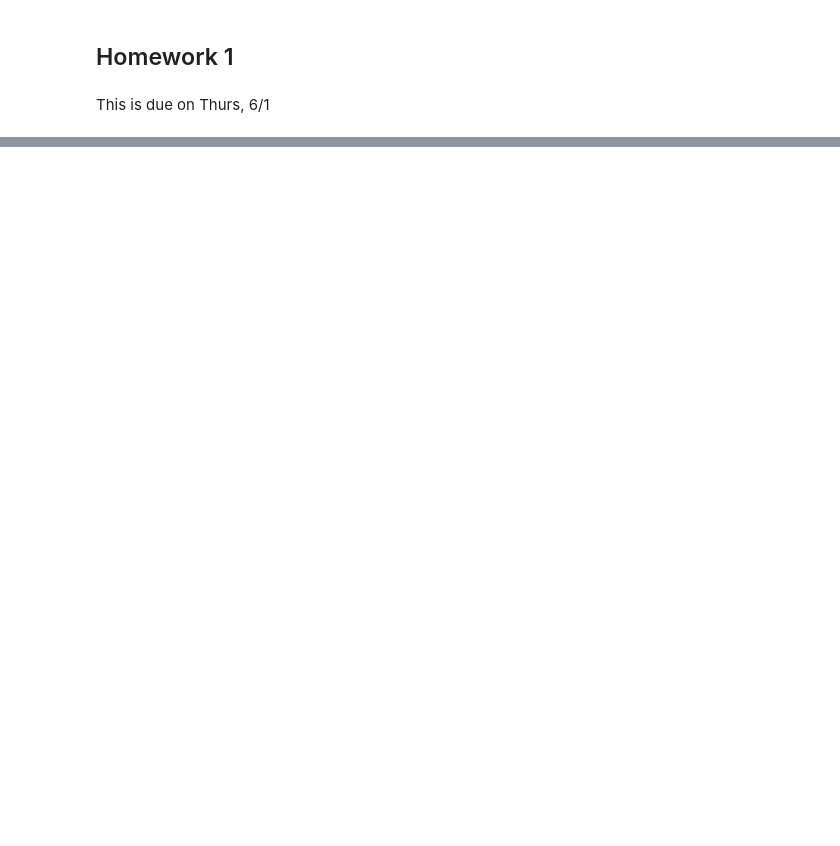
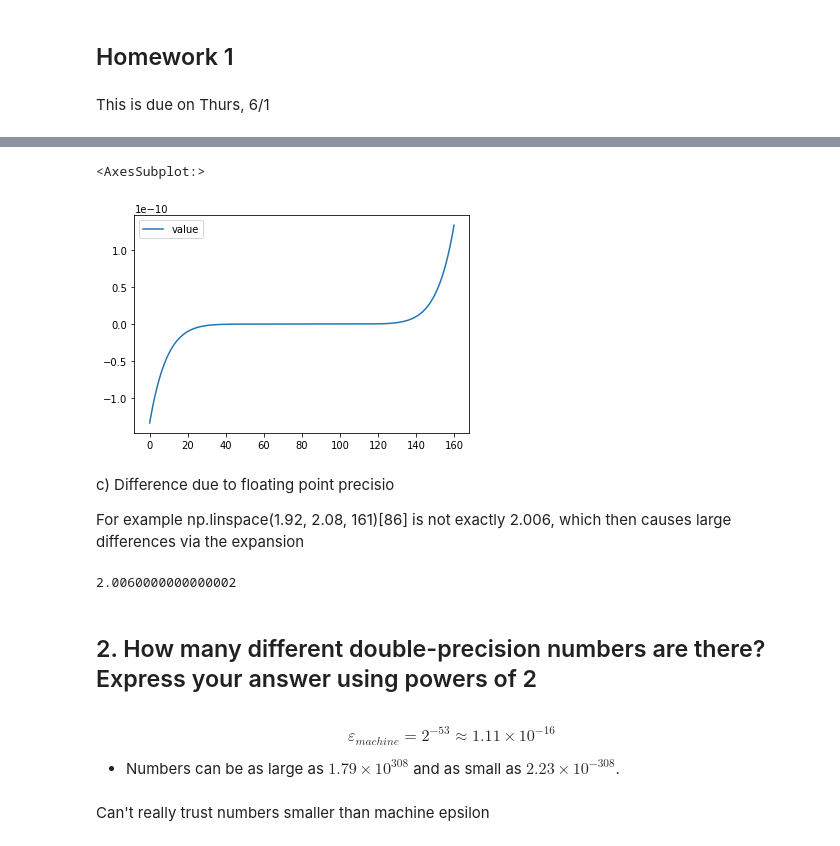
Before and after one commit to brahimmade/DSLectures, a Jupyter notebook: ComputationalLinearAlgebraforCoders/nbs/Homework 1.ipynb, the cells around one changed output, grey strips where cells are left out. Drawn from its saved outputs; the diff is of its cells as text; code cells hidden in the pictures; blank space fills up the shorter version.

```diff
--- a/ComputationalLinearAlgebraforCoders/nbs/Homework 1.ipynb
+++ b/ComputationalLinearAlgebraforCoders/nbs/Homework 1.ipynb
@@ -121,0 +66,20 @@ You calculate the gradient on random batches, and so the gradient is not predete
+# %%
+tabularisePolynomial(False).plot()
+# %% [output]
+<AxesSubplot:>
+[figure, added]
+# %% [markdown]
+c) Difference due to floating point precisio
+
+For example np.linspace(1.92, 2.08, 161)[86] is not exactly 2.006, which then causes large differences via the expansion
+# %%
+np.linspace(1.92, 2.08, 161)[86]
+# %% [output]
+2.0060000000000002
+# %% [markdown]
+## 2\. How many different double-precision numbers are there?  Express your answer using powers of 2
+# %% [markdown]
+$$\varepsilon_{machine} = 2^{-53} \approx 1.11 \times 10^{-16}$$
+- Numbers can be as large as $1.79 \times 10^{308}$ and as small as $2.23 \times 10^{-308}$.
+# %% [markdown]
+Can't really trust numbers smaller than machine epsilon
```
Also changed, not shown: parts of 32 cells of this notebook, 2 other files.
